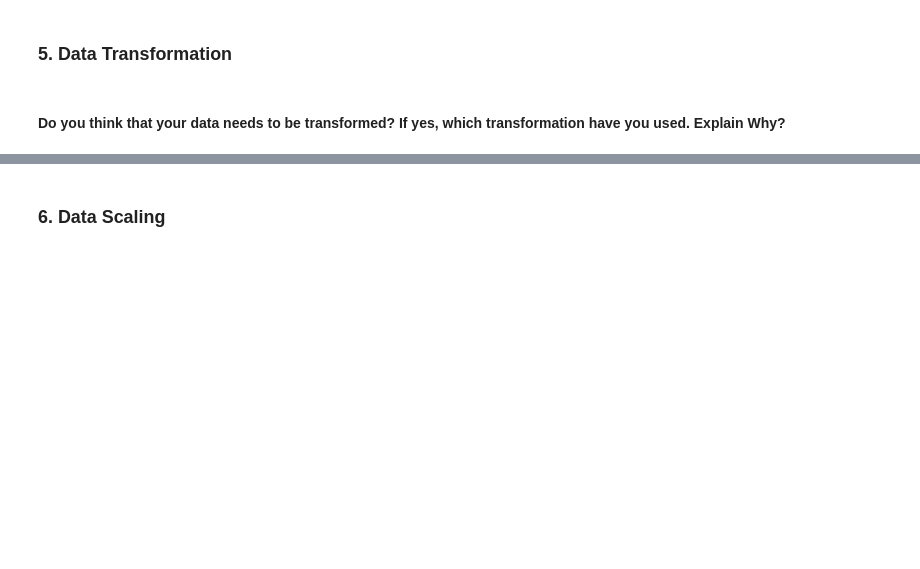
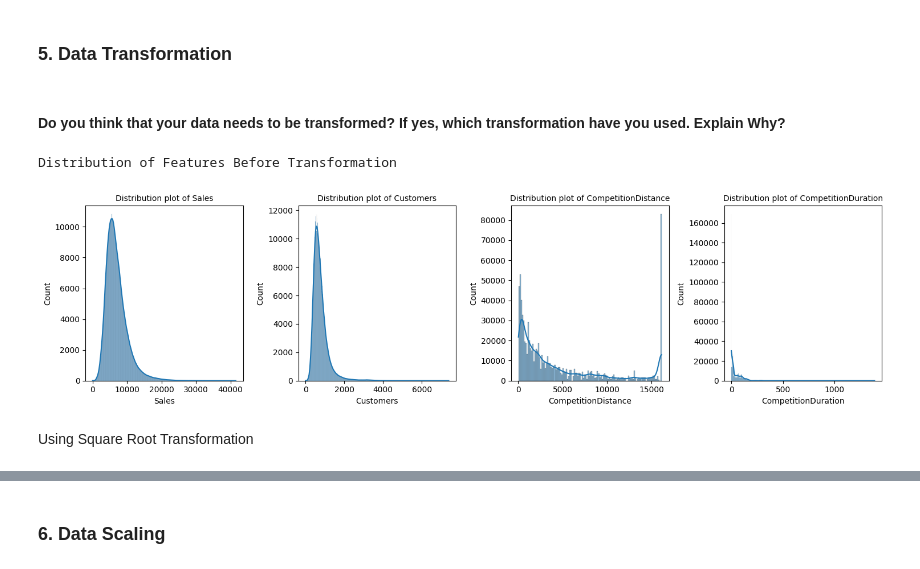
Before and after one commit to abhikr11/Retail_Sales_Prediction, a Jupyter notebook: Retail_Sales_Prediction.ipynb, the cells around one changed output, grey strips where cells are left out. Drawn from its saved outputs; the diff is of its cells as text; code cells hidden in the pictures; blank space fills up the shorter version.

```diff
--- a/Retail_Sales_Prediction.ipynb
+++ b/Retail_Sales_Prediction.ipynb
@@ -1691,0 +1772,2 @@ Answer Here.
+# %%
+final_df.drop(['PromoInterval_Jan,Apr,Jul,Oct'], axis=1, inplace=True)
@@ -1705,0 +1835,25 @@ Answer Here.
+# %%
+# Transform Your data
+#check the distribution of continuous features
+cont_features = ["Sales", "Customers", "CompetitionDistance", "CompetitionDuration"]
+
+#distribution plot
+print('Distribution of Features Before Transformation\n')
+# Create a figure and axes for subplots
+fig, axs = plt.subplots(1, 4, figsize=(15, 4))
+
+# Loop through the features and create a displot for each
+for i,feature in enumerate(cont_features):
+  sns.histplot(final_df[feature],kde=True, ax=axs[i])
+  axs[i].set_title(f'Distribution plot of {feature}', fontsize=10)
+
+# Adjust the spacing between subplots
+plt.tight_layout()
+
+# Show the plots
+plt.show()
+# %% [output]
+Distribution of Features Before Transformation
+[figure, added]
+# %% [markdown]
+Using Square Root Transformation
```
Also changed, not shown: parts of 103 cells of this notebook.
